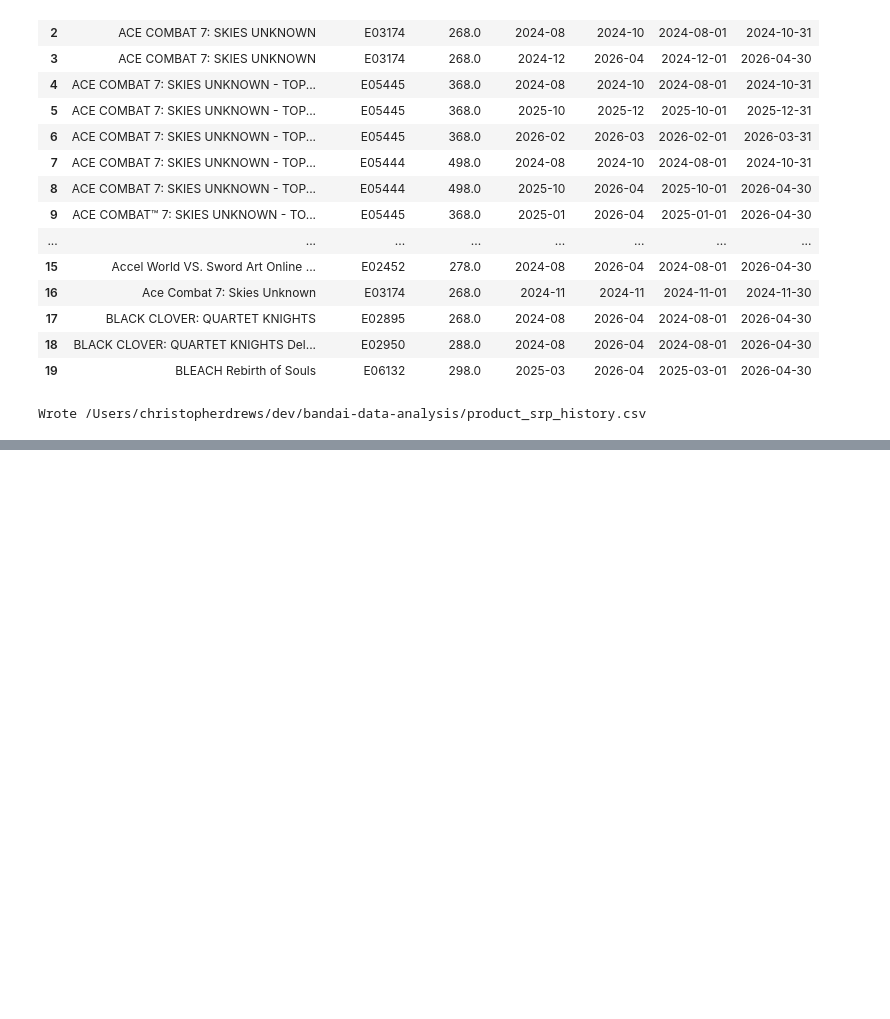
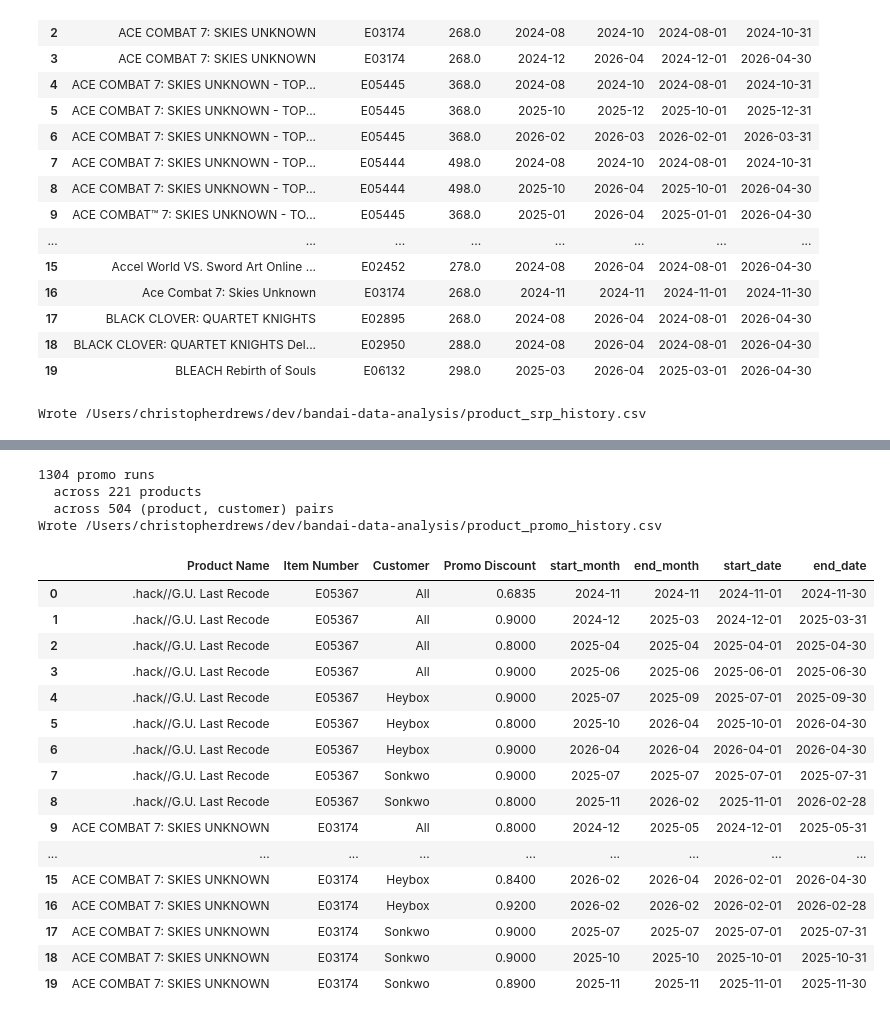
Before and after one commit to christopher-drews/bandai-data-analysis, a Jupyter notebook: royalty_analysis.ipynb, the cells around one changed output, grey strips where cells are left out. Cells and saved outputs as stored; diff of their text form; code cells hidden in the pictures; blank space fills up the shorter version.

```diff
--- a/royalty_analysis.ipynb
+++ b/royalty_analysis.ipynb
@@ -269,0 +328,69 @@ Wrote /Users/christopherdrews/dev/bandai-data-analysis/product_srp_history.csv
+# %%
+promo_long["_idx"] = promo_long["sheet"].map(sheet_idx)
+promo_long = promo_long.sort_values(
+    ["Product Name", "Item Number", "Customer", "Promo Discount", "_idx"]
+).reset_index(drop=True)
+
+promo_runs = []
+group_keys = ["Product Name", "Item Number", "Customer", "Promo Discount"]
+for (prod, item, customer, promo), grp in promo_long.groupby(group_keys, sort=False):
+    grp = grp.sort_values("_idx")
+    run_start = run_end = None
+    prev_idx = None
+    for _, row in grp.iterrows():
+        if prev_idx is None:
+            run_start = row["period_start"]
+            run_end = row["period_end"]
+            prev_idx = row["_idx"]
+            continue
+        if row["_idx"] == prev_idx + 1:
+            run_end = row["period_end"]
+        else:
+            promo_runs.append((prod, item, customer, promo, run_start, run_end))
+            run_start = row["period_start"]
+            run_end = row["period_end"]
+        prev_idx = row["_idx"]
+    if prev_idx is not None:
+        promo_runs.append((prod, item, customer, promo, run_start, run_end))
+
+promo_history = pd.DataFrame(
+    promo_runs,
+    columns=["Product Name", "Item Number", "Customer", "Promo Discount", "start_date", "end_date"],
+)
+promo_history["start_month"] = promo_history["start_date"].dt.strftime("%Y-%m")
+promo_history["end_month"] = promo_history["end_date"].dt.strftime("%Y-%m")
+promo_history = promo_history[
+    ["Product Name", "Item Number", "Customer", "Promo Discount",
+     "start_month", "end_month", "start_date", "end_date"]
+].sort_values(["Product Name", "Item Number", "Customer", "start_date", "Promo Discount"]).reset_index(drop=True)
+
+print(f"{len(promo_history)} promo runs")
+print(f"  across {promo_history[['Product Name','Item Number']].drop_duplicates().shape[0]} products")
+print(f"  across {promo_history[['Product Name','Item Number','Customer']].drop_duplicates().shape[0]} (product, customer) pairs")
+
+out = Path("product_promo_history.csv")
+promo_history.drop(columns=["start_date", "end_date"]).to_csv(out, index=False)
+print(f"Wrote {out.resolve()}")
+promo_history.head(20)
+# %% [output]
+1304 promo runs
+  across 221 products
+  across 504 (product, customer) pairs
+Wrote /Users/christopherdrews/dev/bandai-data-analysis/product_promo_history.csv
+|  | Product Name | Item Number | Customer | Promo Discount | start_month | end_month | start_date | end_date |
+| 0 | .hack//G.U. Last Recode | E05367 | All | 0.6835 | 2024-11 | 2024-11 | 2024-11-01 | 2024-11-30 |
+| 1 | .hack//G.U. Last Recode | E05367 | All | 0.9000 | 2024-12 | 2025-03 | 2024-12-01 | 2025-03-31 |
+| 2 | .hack//G.U. Last Recode | E05367 | All | 0.8000 | 2025-04 | 2025-04 | 2025-04-01 | 2025-04-30 |
+| 3 | .hack//G.U. Last Recode | E05367 | All | 0.9000 | 2025-06 | 2025-06 | 2025-06-01 | 2025-06-30 |
+| 4 | .hack//G.U. Last Recode | E05367 | Heybox | 0.9000 | 2025-07 | 2025-09 | 2025-07-01 | 2025-09-30 |
+| 5 | .hack//G.U. Last Recode | E05367 | Heybox | 0.8000 | 2025-10 | 2026-04 | 2025-10-01 | 2026-04-30 |
+| 6 | .hack//G.U. Last Recode | E05367 | Heybox | 0.9000 | 2026-04 | 2026-04 | 2026-04-01 | 2026-04-30 |
+| 7 | .hack//G.U. Last Recode | E05367 | Sonkwo | 0.9000 | 2025-07 | 2025-07 | 2025-07-01 | 2025-07-31 |
+| 8 | .hack//G.U. Last Recode | E05367 | Sonkwo | 0.8000 | 2025-11 | 2026-02 | 2025-11-01 | 2026-02-28 |
+| 9 | ACE COMBAT 7: SKIES UNKNOWN | E03174 | All | 0.8000 | 2024-12 | 2025-05 | 2024-12-01 | 2025-05-31 |
+| ... | ... | ... | ... | ... | ... | ... | ... | ... |
+| 15 | ACE COMBAT 7: SKIES UNKNOWN | E03174 | Heybox | 0.8400 | 2026-02 | 2026-04 | 2026-02-01 | 2026-04-30 |
+| 16 | ACE COMBAT 7: SKIES UNKNOWN | E03174 | Heybox | 0.9200 | 2026-02 | 2026-02 | 2026-02-01 | 2026-02-28 |
+| 17 | ACE COMBAT 7: SKIES UNKNOWN | E03174 | Sonkwo | 0.9000 | 2025-07 | 2025-07 | 2025-07-01 | 2025-07-31 |
+| 18 | ACE COMBAT 7: SKIES UNKNOWN | E03174 | Sonkwo | 0.9000 | 2025-10 | 2025-10 | 2025-10-01 | 2025-10-31 |
+| 19 | ACE COMBAT 7: SKIES UNKNOWN | E03174 | Sonkwo | 0.8900 | 2025-11 | 2025-11 | 2025-11-01 | 2025-11-30 |
```
Also changed, not shown: parts of 10 cells of this notebook, 2 other files.
